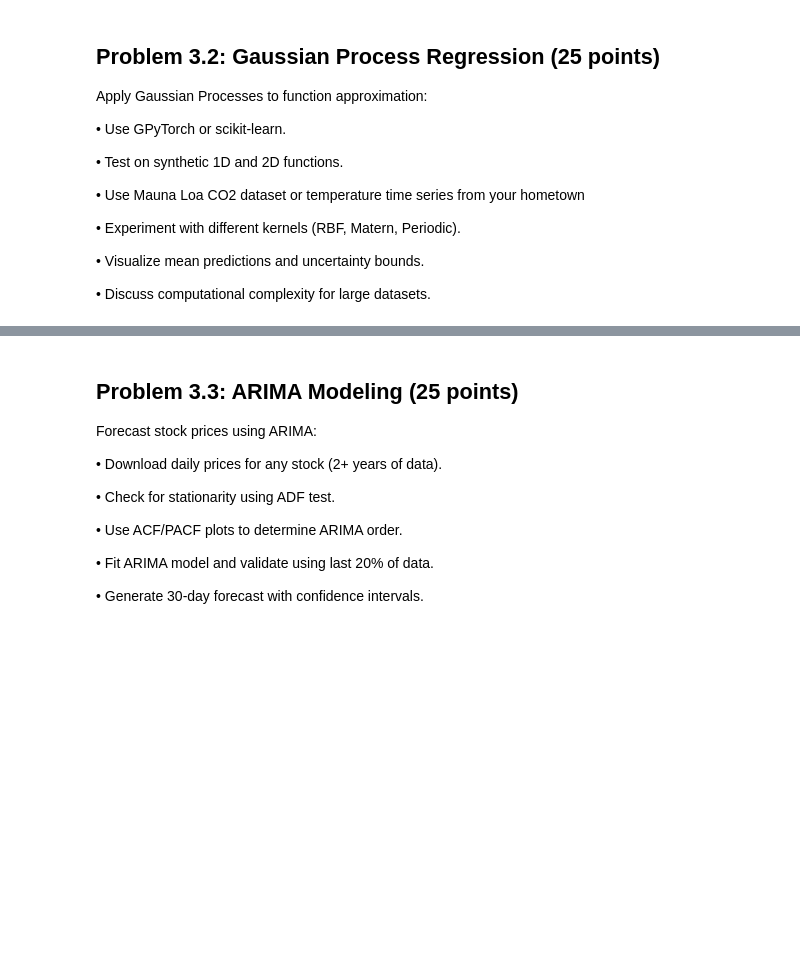
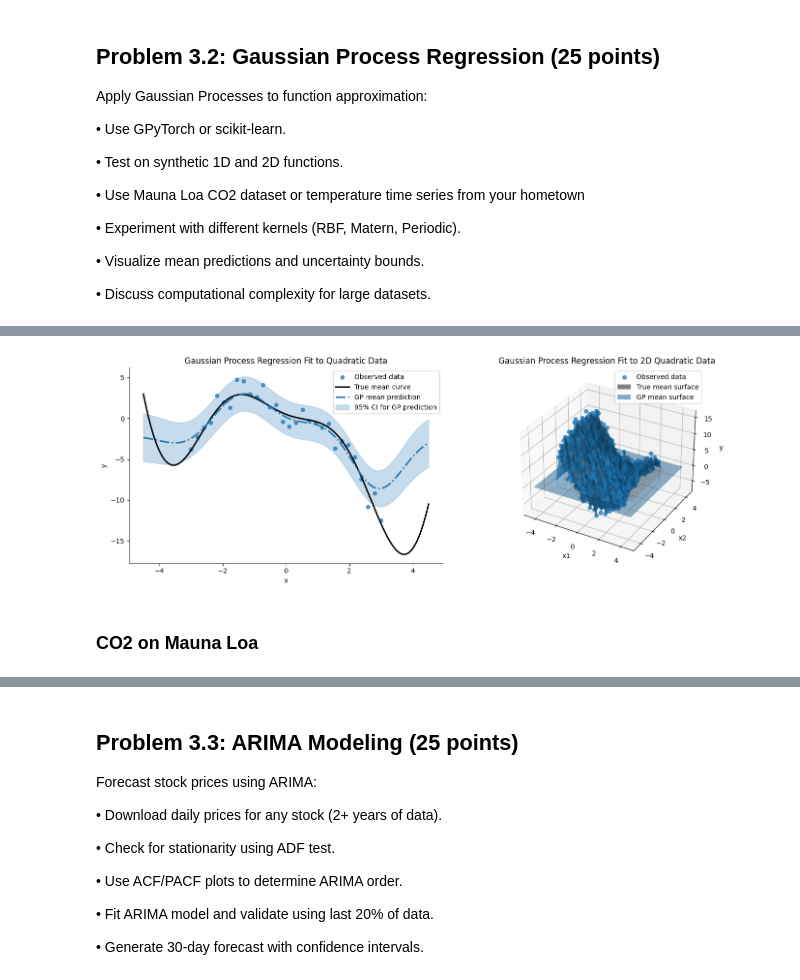
Before and after one commit to tomaszsrebniak/ML_for_data_analytics, a Jupyter notebook: Assignment3/List3.ipynb, the cells around one changed output, grey strips where cells are left out. Saved outputs shown, nothing was run; the diff lists cells and outputs as text; code cells hidden in the pictures; blank space fills up the shorter version.

```diff
--- a/Assignment3/List3.ipynb
+++ b/Assignment3/List3.ipynb
@@ -237,0 +287,58 @@ Apply Gaussian Processes to function approximation:
+# %%
+# 1d
+kernel = (
+    ExpSineSquared(length_scale=1.0, periodicity=3.0)
+    + RationalQuadratic(length_scale=1.0, alpha=1.0, length_scale_bounds=(1e-8, 1e5))
+    + ConstantKernel(constant_value=2.0, constant_value_bounds=(1e-3, 1e4))
+    )
+# kernel = RationalQuadratic(length_scale=1.0, alpha=1.0, length_scale_bounds=(1e-8, 1e5))# + WhiteKernel(noise_level=1.2**2)
+gp = GaussianProcessRegressor(kernel=kernel, random_state=2026, n_restarts_optimizer=10)
+gp.fit(x[:, None], y)
+
+x_pred = np.linspace(-4.5, 4.5, 200)
+y_pred, y_std = gp.predict(x_pred[:, None], return_std=True)
+
+# 2d
+kernel_2d = RBF(length_scale=1.0) #+ WhiteKernel(noise_level=1.2**2)
+gp_2d = GaussianProcessRegressor(kernel=kernel_2d, random_state=2026, n_restarts_optimizer=10)
+gp_2d.fit(np.column_stack([X1.flatten(), X2.flatten()]), y_2d.flatten())
+
+X1_pred, X2_pred = np.meshgrid(np.linspace(-4.5, 4.5, 50), np.linspace(-4.5, 4.5, 50))
+y_2d_pred, y_2d_std = gp_2d.predict(np.column_stack([X1_pred.flatten(), X2_pred.flatten()]), return_std=True)
+y_2d_pred = y_2d_pred.reshape(X1_pred.shape)
+y_2d_std = y_2d_std.reshape(X1_pred.shape)
+
+fig, ax = plt.subplots(1, 2, figsize=(14, 5))
+ax[0].scatter(x, y, s=30, alpha=0.75, label='Observed data')
+ax[0].plot(x_pred, f(x_pred), color='black', linewidth=2.2, label='True mean curve')
+ax[0].plot(x_pred, y_pred, color='tab:blue', linewidth=2.3, linestyle='-.', label='GP mean prediction')
+ax[0].fill_between(x_pred, y_pred - 1.96 * y_std, y_pred + 1.96 * y_std, color='tab:blue', alpha=0.25, label='95% CI for GP prediction')
+ax[0].set_title('Gaussian Process Regression Fit to Quadratic Data')
+ax[0].set_xlabel('x')
+ax[0].set_ylabel('y')
+ax[0].legend()
+
+for i in range(2):
+    for spine in ax[i].spines.values():
+        spine.set_visible(False)
+ax[0].spines['bottom'].set_visible(True)
+ax[0].spines['left'].set_visible(True)
+ax[1].set_xticks([])
+ax[1].set_yticks([])
+
+ax[1] = fig.add_subplot(122, projection='3d')
+ax[1].scatter(X1.flatten(), X2.flatten(), y_2d.flatten(), s=30, alpha=0.75, label='Observed data')
+ax[1].plot_surface(X1, X2, f_2d(X1, X2), color='black', alpha=0.5, label='True mean surface')
+ax[1].plot_surface(X1_pred, X2_pred, y_2d_pred, color='tab:blue', alpha=0.5, label='GP mean surface')
+ax[1].set_title('Gaussian Process Regression Fit to 2D Quadratic Data')
+ax[1].set_xlabel('x1')
+ax[1].set_ylabel('x2')
+ax[1].set_zlabel('y')
+ax[1].legend()
+
+plt.tight_layout()
+plt.show()
+# %% [output]
+[figure, added]
+# %% [markdown]
+### CO2 on Mauna Loa
```
Also changed, not shown: parts of 19 cells of this notebook, 2 other files.
